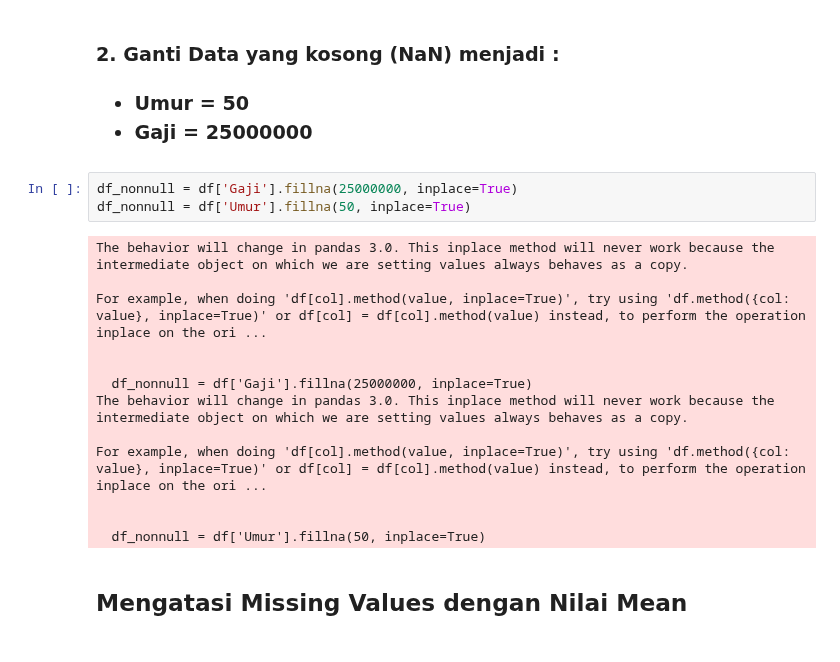
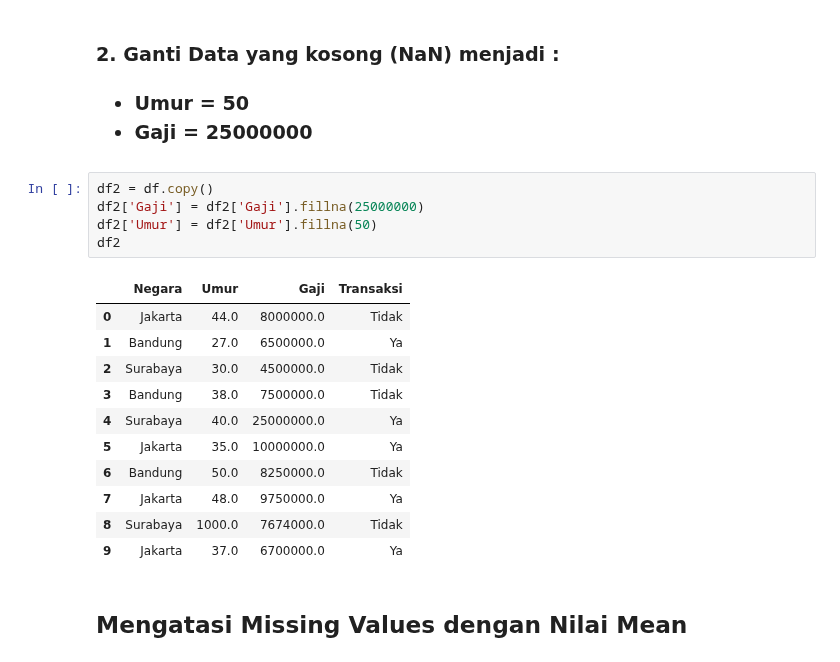
Before and after one commit to ImNotDanish05/2025_KC_TI-1A, a Jupyter notebook: P6_Manipulasi_Data_Menggunakan_Pandas.ipynb, the cells around one changed output. Drawn from its saved outputs; the diff is of its cells as text.

```diff
--- a/P6_Manipulasi_Data_Menggunakan_Pandas.ipynb
+++ b/P6_Manipulasi_Data_Menggunakan_Pandas.ipynb
@@ -57,21 +58,22 @@ df_bersih
 
 ### <ul><li>Umur = 50 </li><li>Gaji = 25000000</li></ul>
 # %%
-df_nonnull = df['Gaji'].fillna(25000000, inplace=True)
-df_nonnull = df['Umur'].fillna(50, inplace=True)
+df2 = df.copy()
+df2['Gaji'] = df2['Gaji'].fillna(25000000)
+df2['Umur'] = df2['Umur'].fillna(50)
+df2
 # %% [output]
-The behavior will change in pandas 3.0. This inplace method will never work because the intermediate object on which we are setting values always behaves as a copy.
-
-For example, when doing 'df[col].method(value, inplace=True)', try using 'df.method({col: value}, inplace=True)' or df[col] = df[col].method(value) instead, to perform the operation inplace on the ori ...
-
-
-  df_nonnull = df['Gaji'].fillna(25000000, inplace=True)
-The behavior will change in pandas 3.0. This inplace method will never work because the intermediate object on which we are setting values always behaves as a copy.
-
-For example, when doing 'df[col].method(value, inplace=True)', try using 'df.method({col: value}, inplace=True)' or df[col] = df[col].method(value) instead, to perform the operation inplace on the ori ...
-
-
-  df_nonnull = df['Umur'].fillna(50, inplace=True)
+|  | Negara | Umur | Gaji | Transaksi |
+| 0 | Jakarta | 44.0 | 8000000.0 | Tidak |
+| 1 | Bandung | 27.0 | 6500000.0 | Ya |
+| 2 | Surabaya | 30.0 | 4500000.0 | Tidak |
+| 3 | Bandung | 38.0 | 7500000.0 | Tidak |
+| 4 | Surabaya | 40.0 | 25000000.0 | Ya |
+| 5 | Jakarta | 35.0 | 10000000.0 | Ya |
+| 6 | Bandung | 50.0 | 8250000.0 | Tidak |
+| 7 | Jakarta | 48.0 | 9750000.0 | Ya |
+| 8 | Surabaya | 1000.0 | 7674000.0 | Tidak |
+| 9 | Jakarta | 37.0 | 6700000.0 | Ya |
 # %% [markdown]
 ## Mengatasi Missing Values dengan Nilai Mean
 # %% [markdown]
```
Also changed, not shown: parts of 11 cells of this notebook.
